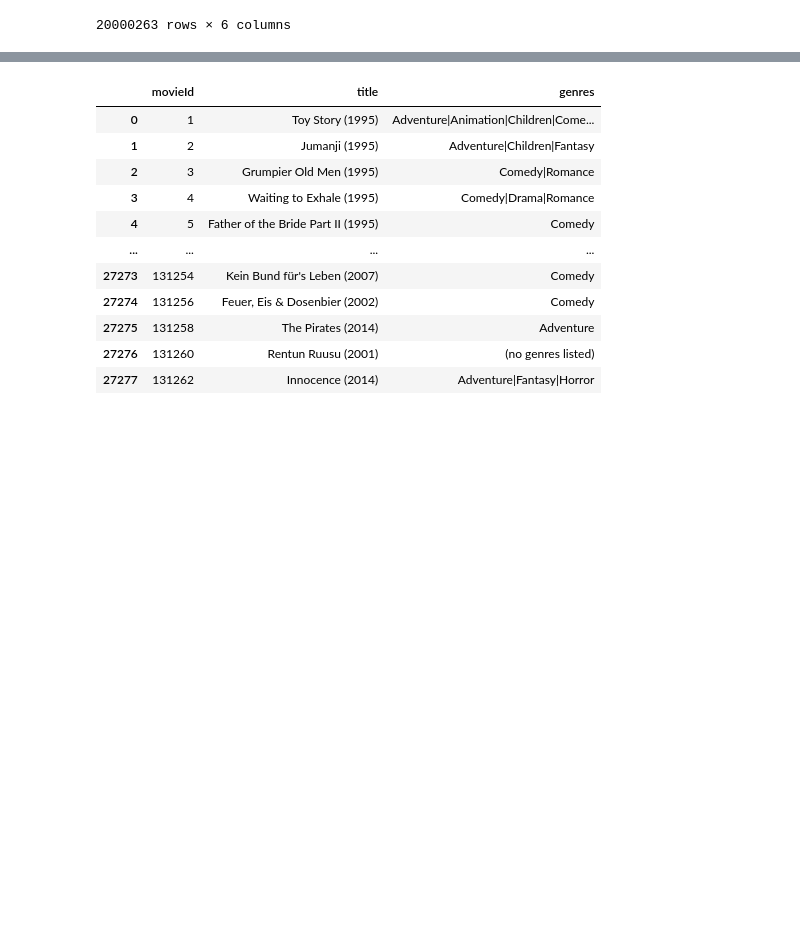
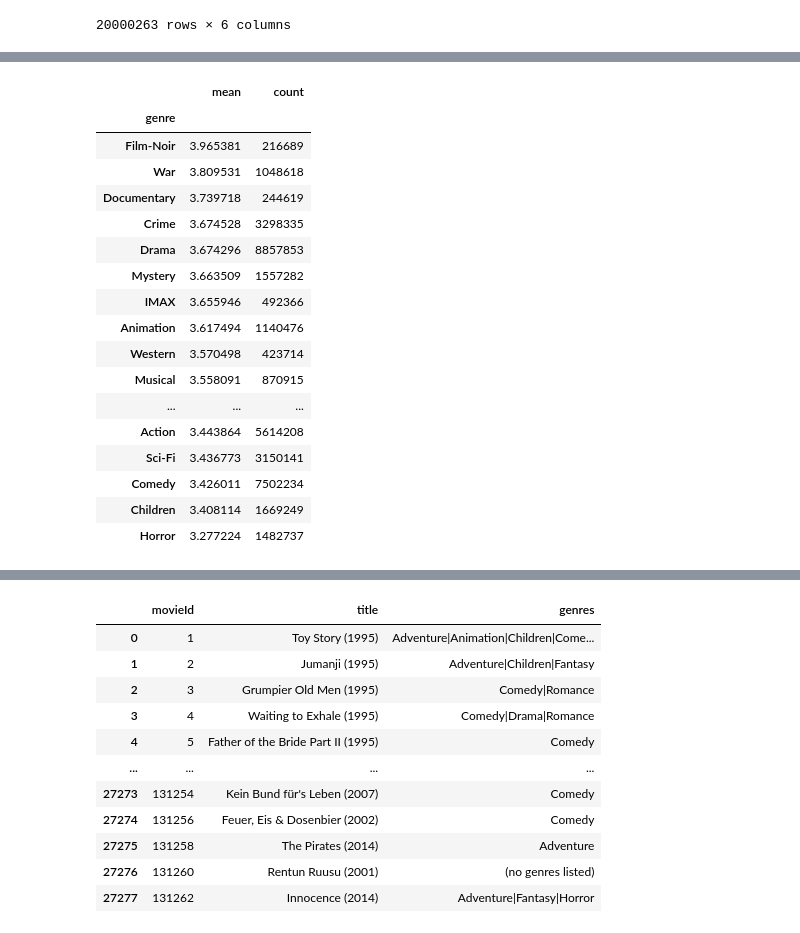
Before and after one commit to RaphaFang/movie-recommender, a Jupyter notebook: start.ipynb, the cells around one changed output, grey strips where cells are left out. Saved outputs shown, nothing was run; the diff lists cells and outputs as text; code cells hidden in the pictures; blank space fills up the shorter version.

```diff
--- a/start.ipynb
+++ b/start.ipynb
@@ -25,0 +44,8 @@ ratings_movies
+# %%
+# 2. genre 哪一個出現最多次
+df_genre = ratings_movies.copy()
+df_genre["genre"] = df_genre["genres"].str.split("|")
+df_genre = df_genre.explode("genre")
+
+genre_count_df = df_genre.groupby('genre').size().reset_index(name='genre_count').sort_values('genre_count', ascending=False)
+genre_count_df
@@ -25,0 +70,31 @@ ratings_movies
+# %%
+# 3. 先過濾，接著計算機於「分類」的最高平均分數
+df_without_blank = df_genre[(df_genre["genre"].notna()) & (df_genre["genre"] != "(no genres listed)")]
+
+r = df_without_blank.groupby('genre').agg(
+  mean = ("rating", "mean"),
+  count = ("rating","count")
+).sort_values('mean', ascending=False)
+
+# 下面也是可以，只是就只能一次作一個
+# .reset_index(name='mean').sort_values('mean', ascending=False)
+r
+# %% [output]
+|  | mean | count |
+| genre |  |  |
+| Film-Noir | 3.965381 | 216689 |
+| War | 3.809531 | 1048618 |
+| Documentary | 3.739718 | 244619 |
+| Crime | 3.674528 | 3298335 |
+| Drama | 3.674296 | 8857853 |
+| Mystery | 3.663509 | 1557282 |
+| IMAX | 3.655946 | 492366 |
+| Animation | 3.617494 | 1140476 |
+| Western | 3.570498 | 423714 |
+| Musical | 3.558091 | 870915 |
+| ... | ... | ... |
+| Action | 3.443864 | 5614208 |
+| Sci-Fi | 3.436773 | 3150141 |
+| Comedy | 3.426011 | 7502234 |
+| Children | 3.408114 | 1669249 |
+| Horror | 3.277224 | 1482737 |
```
Also changed, not shown: parts of 3 cells of this notebook.
